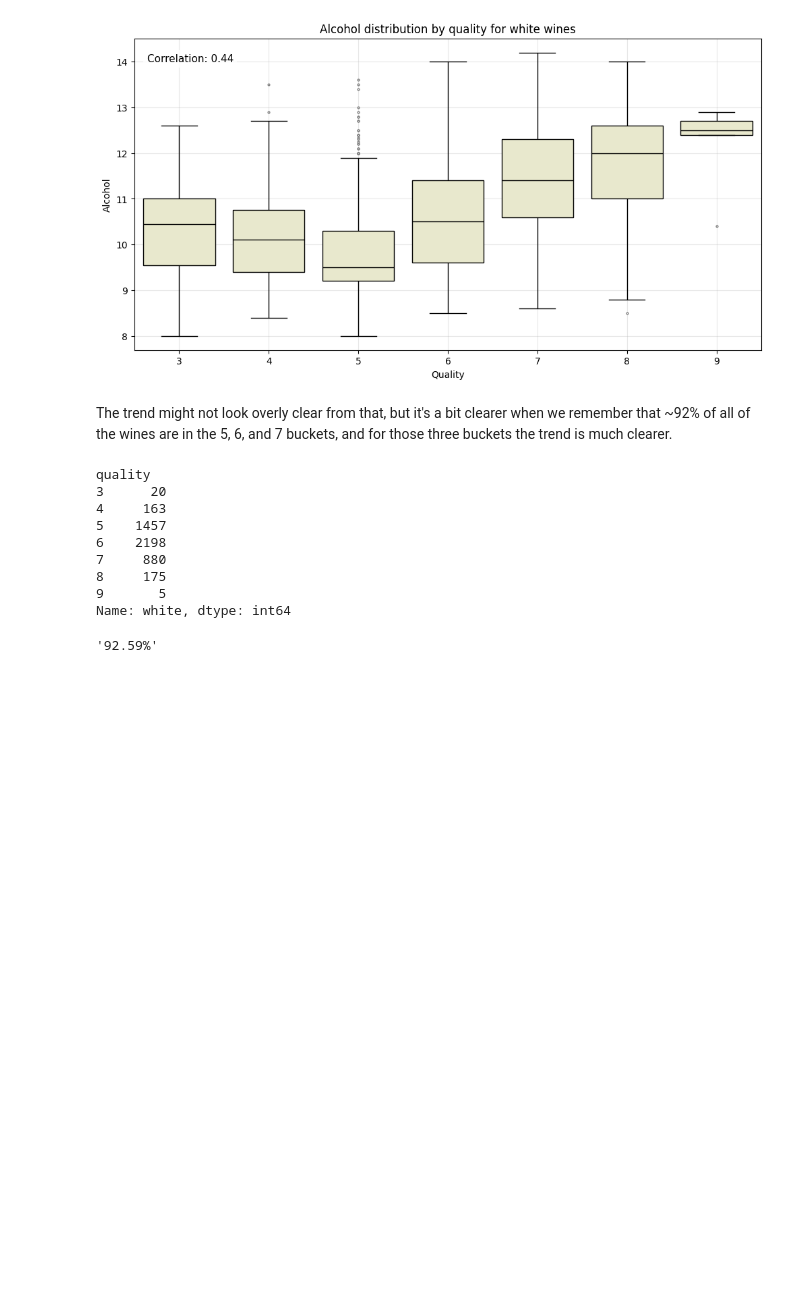
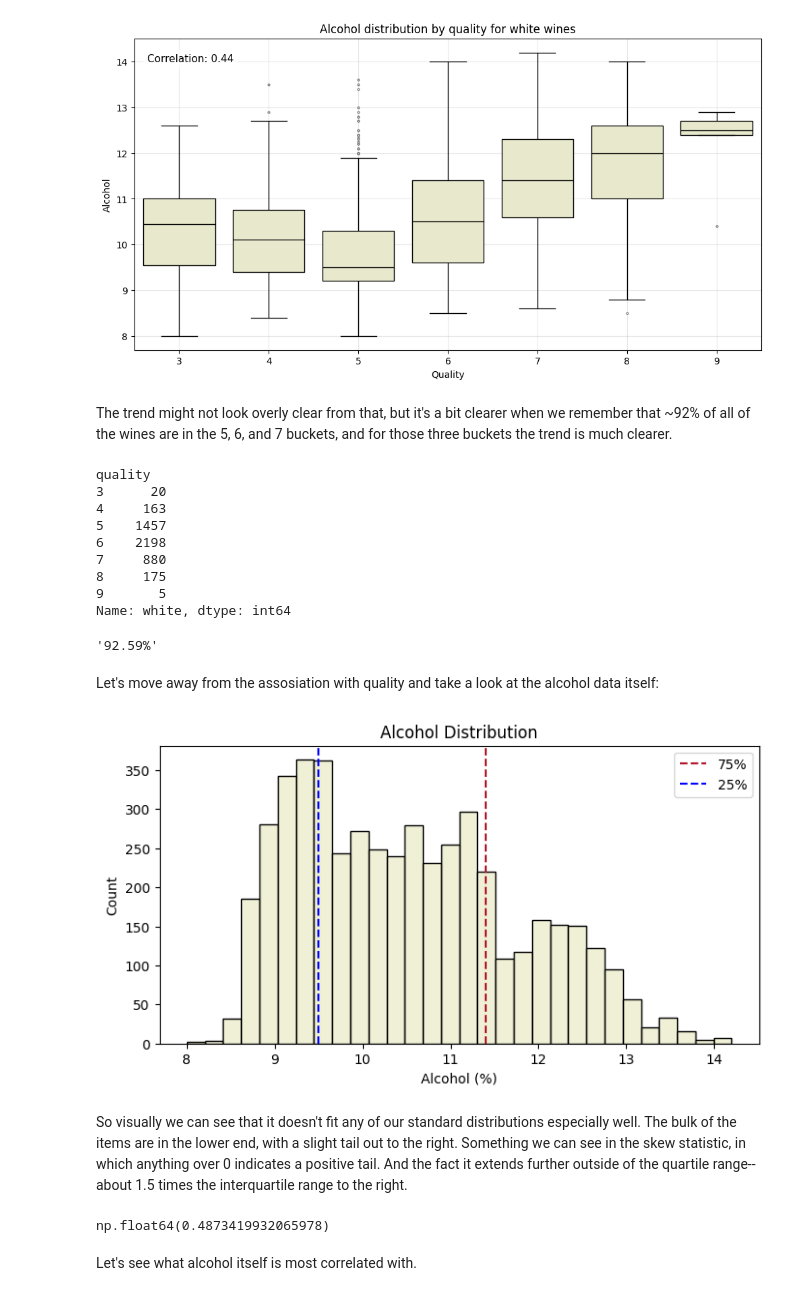
Before and after one commit to jklydev/everything-counts-summative-1, a Jupyter notebook: wine.ipynb, the cells around one changed output. Drawn from its saved outputs; the diff is of its cells as text; code cells hidden in the pictures; blank space fills up the shorter version.

Commit message:
Graphed Alcohol distribution and looked at skew

```diff
--- a/wine.ipynb
+++ b/wine.ipynb
@@ -526,2 +526,26 @@ f'{round(percent*100, 2)}%'
 # %% [output]
 '92.59%'
+# %% [markdown]
+Let's move away from the assosiation with quality and take a look at the alcohol data itself:
+# %%
+q1, q3 = white_wines.alcohol.quantile([0.25, 0.75])
+iqr = q3 - q1
+
+plt.figure(figsize=(8,4))
+sns.histplot(white_wines.alcohol, bins=30, color=palette['white'])
+plt.xlabel("Alcohol (%)")
+plt.title("Alcohol Distribution")
+plt.axvline(q3, color=palette['red'], ls="--", label='75%')
+plt.axvline(q1, color='blue', ls="--", label='25%')
+plt.legend()
+plt.show()
+# %% [output]
+[figure, added]
+# %% [markdown]
+So visually we can see that it doesn't fit any of our standard distributions especially well. The bulk of the items are in the lower end, with a slight tail out to the right. Something we can see in the skew statistic, in which anything over 0 indicates a positive tail. And the fact it extends further outside of the quartile range-- about 1.5 times the interquartile range to the right.
+# %%
+white_wines.alcohol.skew()
+# %% [output]
+np.float64(0.4873419932065978)
+# %% [markdown]
+Let's see what alcohol itself is most correlated with.
```
Also changed, not shown: parts of 1 cell of this notebook.
